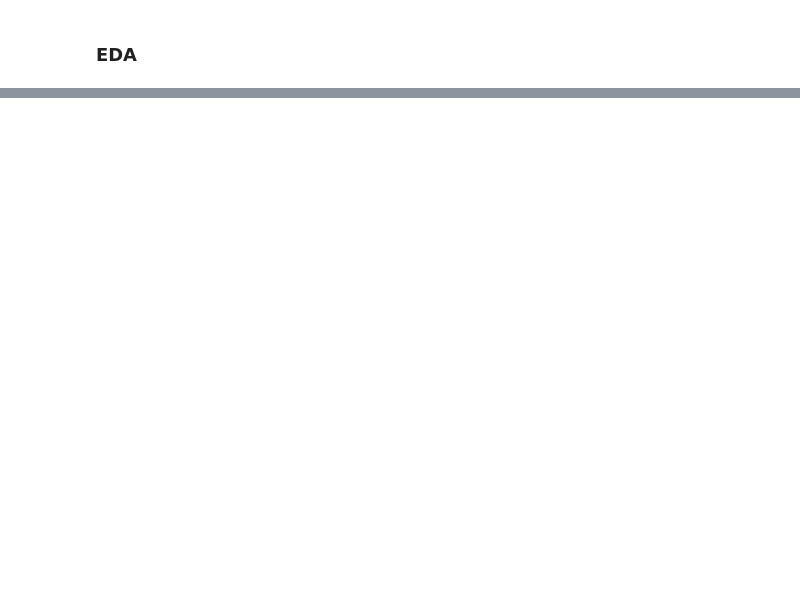
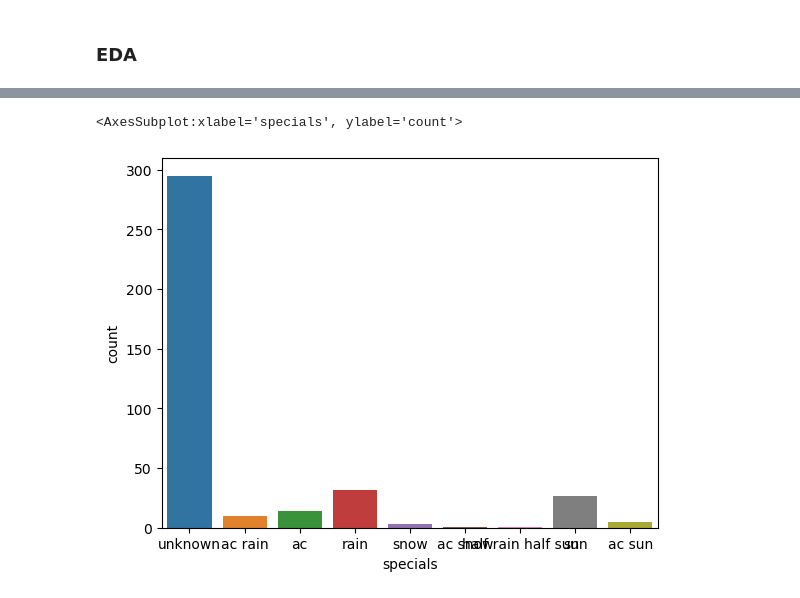
Before and after one commit to Yunling-G/Ironhack_tech_challenge, a Jupyter notebook: notebook/Ironhack_tech_challenge.ipynb, the cells around one changed output, grey strips where cells are left out. Cells and saved outputs as stored; diff of their text form; code cells hidden in the pictures; blank space fills up the shorter version.

```diff
--- a/notebook/Ironhack_tech_challenge.ipynb
+++ b/notebook/Ironhack_tech_challenge.ipynb
@@ -372,0 +413,5 @@ plt.show()
+# %%
+sns.countplot(x=data['specials'])
+# %% [output]
+<AxesSubplot:xlabel='specials', ylabel='count'>
+[figure, added]
```
Also changed, not shown: parts of 30 cells of this notebook.
